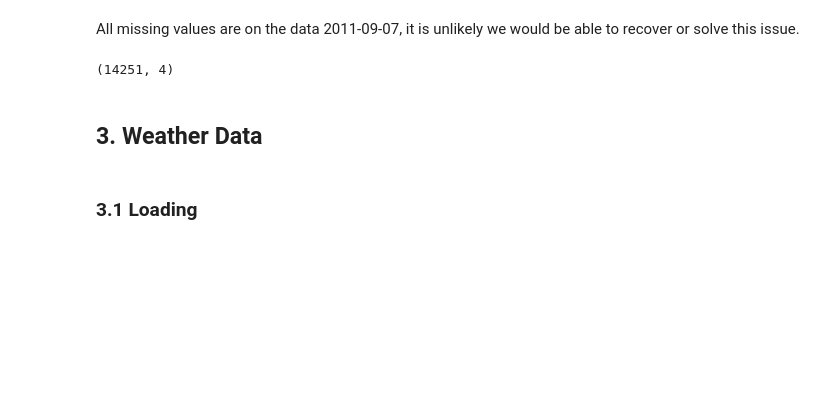
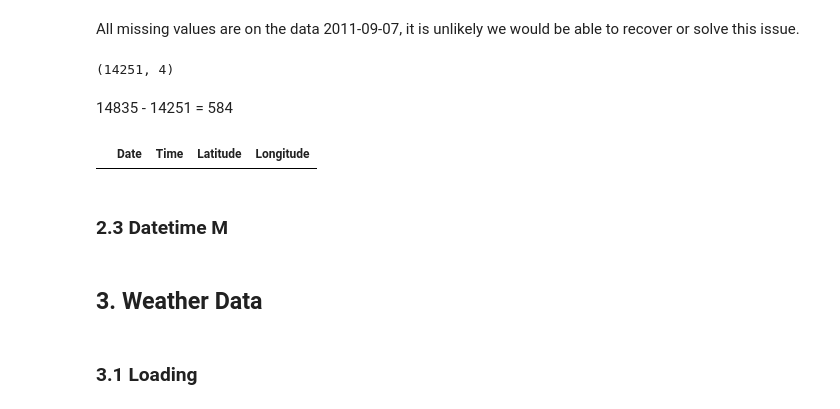
Before and after one commit to AaronCarney/Capstone2-WNV, a Jupyter notebook: Data Wrangling.ipynb, the cells around one changed output. Saved outputs shown, nothing was run; the diff lists cells and outputs as text; code cells hidden in the pictures; blank space fills up the shorter version.

```diff
--- a/Data Wrangling.ipynb
+++ b/Data Wrangling.ipynb
@@ -101,6 +101,15 @@ spray_data = spray_data[spray_data['Time'].notna()]
 spray_data.shape
 # %% [output]
 (14251, 4)
+# %% [markdown]
+14835 - 14251 = 584
+# %%
+null_data = spray_data[spray_data.isnull().any(axis=1)]
+null_data.head()
+# %% [output]
+|  | Date | Time | Latitude | Longitude |
+# %% [markdown]
+### 2.3 Datetime M <a id='2.3_Missing_Data'></a>
 # %% [markdown]
 ## 3. Weather Data <a id='3_Weather_Data'></a>
 # %% [markdown]
```
